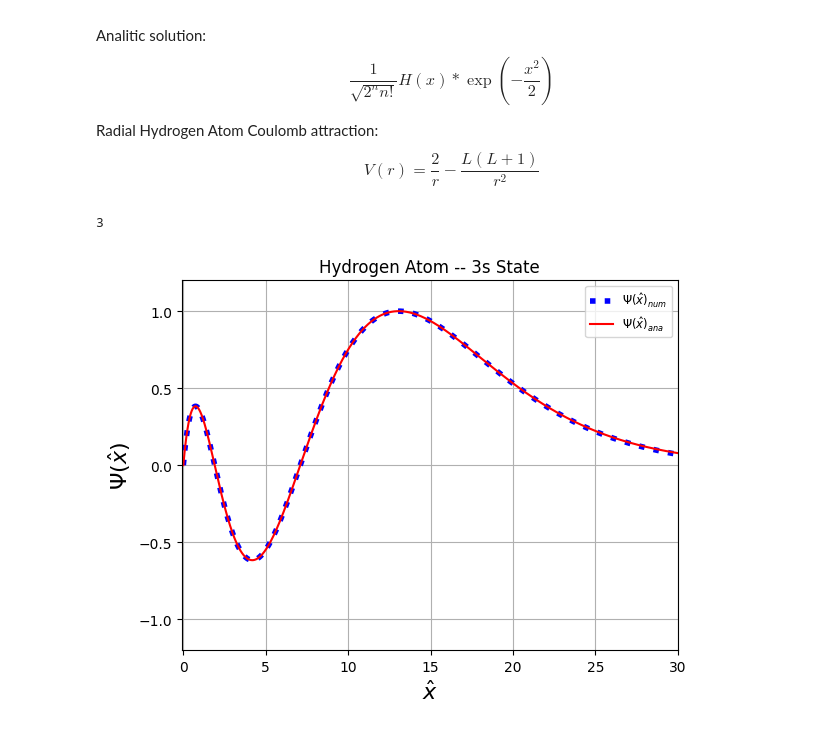
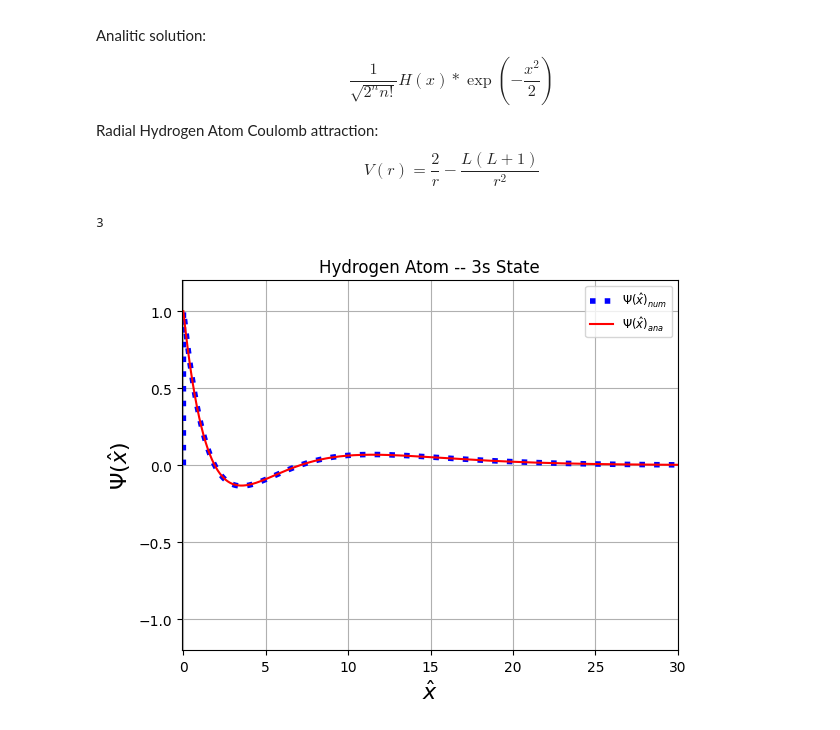
Before and after one commit to Panterrich/QuantumMechanics, a Jupyter notebook: task3.ipynb, the cells around one changed output. Cells and saved outputs as stored; diff of their text form; code cells hidden in the pictures.

```diff
--- a/task3.ipynb
+++ b/task3.ipynb
@@ -190,7 +190,7 @@ def HYDRO_ana(x, N, L):
         return (np.sqrt(2.0) * (- x + 2.0) * np.exp(-x / 2.0) / 4.0) * x
 
     elif (((N - L - 1) == 2)):
-        return (2.0 * np.sqrt(3.0) * (2.0 * x ** 2.0 / 9.0 - 2.0 * x + 3.0) * np.exp(-x / 3.0) / 27.0) * x
+        return (2.0 * np.sqrt(3.0) * (2.0 * x ** 2 / 9.0 - 2.0 * x + 3.0) * np.exp(-x / 3.0) / 27.0) * x
 
     elif (((N - L - 1) == 0) and (L == 1)):
         return (np.sqrt(6.0) * x * np.exp(-x / 2.0) / 12.0) * x
@@ -422,38 +422,38 @@ fig = plt.figure()
 
 ipw_x, ipw_num, ipw_ana = shoot_potwell(psi_init, h_)
 fpw_x, fpw_num, zero = shoot_finite_potwell(psi_init, h_, a, V0)
 qho_x, qho_num, qho_ana = shoot_QuantumHarmonicOscllator(psi_init, h_)
 hydro_x, hydro_num = shoot_hydrogen(psi_init, h_, 0)
 hydro_x2p , hydro_num2p = shoot_hydrogen (psi_init, h_, 1)
 hydro_ana1s = HYDRO_ana(hydro_x, 1 , 0)
 hydro_ana2s = HYDRO_ana(hydro_x, 2 , 0)
 hydro_ana3s = HYDRO_ana(hydro_x, 3 , 0)
 hydro_ana2p = HYDRO_ana(hydro_x, 2 , 1)
 
 # IPW shooting
 plot_wavefunction(fig, "Infinite Potential Well -- Ground State",         ipw_x, ipw_num[0, :], ipw_ana[0, :], [-0.1, 1.1, -0.2, 1.2])
 plot_wavefunction(fig, "Infinite Potential Well -- First Excited State",  ipw_x, ipw_num[1, :], ipw_ana[1, :], [-0.1, 1.1, -1.2, 1.2])
 plot_wavefunction(fig, "Infinite Potential Well -- Second Excited State", ipw_x, ipw_num[2, :], ipw_ana[2, :], [-0.1, 1.1, -1.2, 1.2])
 
 # FPW shooting
 plot_wavefunction(fig, "Finite Potential Well -- Ground State",         fpw_x, fpw_num[0, :], zero, [-0.1, 1.1, -1.2, 1.2])
 plot_wavefunction(fig, "Finite Potential Well -- First Excited State",  fpw_x, fpw_num[1, :], zero, [-0.1, 1.1, -1.2, 1.2])
 plot_wavefunction(fig, "Finite Potential Well -- Second Excited State", fpw_x, fpw_num[2, :], zero, [-0.1, 1.1, -1.2, 1.2])
 print(len(fpw_num))
 
 # QHO shooting
 plot_wavefunction(fig, "Quantum Harmonic Oscillator -- Ground State",         qho_x, qho_num[0, :], qho_ana[0, :], [-5.2, 5.2, -1.2, 1.2])
 plot_wavefunction(fig, "Quantum Harmonic Oscillator -- First Excited State",  qho_x, qho_num[1, :], qho_ana[1, :], [-5.2, 5.2, -1.2, 1.2])
 plot_wavefunction(fig, "Quantum Harmonic Oscillator -- Second Excited State", qho_x, qho_num[2, :], qho_ana[2, :], [-5.2, 5.2, -1.2, 1.2])
 
 # Hydrogen Atom shooting
-plot_wavefunction(fig, "Hydrogen Atom -- 1s State", hydro_x,   normalize(hydro_num[0, :]),   hydro_ana1s, [-0.1, 30.0, -0.1, 1.2])
-plot_wavefunction(fig, "Hydrogen Atom -- 2s State", hydro_x,   normalize(hydro_num[1, :]),   hydro_ana2s, [-0.1, 30.0, -2.2, 1.2])
-plot_wavefunction(fig, "Hydrogen Atom -- 2p State", hydro_x2p, normalize(hydro_num2p[0, :]), hydro_ana2p, [-0.1, 30.0, -0.1, 1.2])
-plot_wavefunction(fig, "Hydrogen Atom -- 3s State", hydro_x,   normalize(hydro_num[2, :]),   hydro_ana3s, [-0.1, 30.0, -1.2, 1.2])
+plot_wavefunction(fig, "Hydrogen Atom -- 1s State", hydro_x,   normalize(hydro_num[0, :] / hydro_x),   hydro_ana1s / hydro_x, [-0.1, 30.0, -0.1, 1.2])
+plot_wavefunction(fig, "Hydrogen Atom -- 2s State", hydro_x,   normalize(hydro_num[1, :] / hydro_x),   hydro_ana2s / hydro_x, [-0.1, 30.0, -2.2, 1.2])
+plot_wavefunction(fig, "Hydrogen Atom -- 2p State", hydro_x2p, normalize(hydro_num2p[0, :] / hydro_x), hydro_ana2p / hydro_x, [-0.1, 30.0, -0.1, 1.2])
+plot_wavefunction(fig, "Hydrogen Atom -- 3s State", hydro_x,   normalize(hydro_num[2, :] / hydro_x),   hydro_ana3s / hydro_x, [-0.1, 30.0, -1.2, 1.2])
 # %% [output]
 3
-[figure, old version]
+[figure, new version]
 # %%
 def ShootingInfinitePotentialWell(E_interval, nodes):
     """ Implimentation of Shooting method for Infinite Potential Well
```
Also changed, not shown: parts of 1 cell of this notebook, 6 other files.
